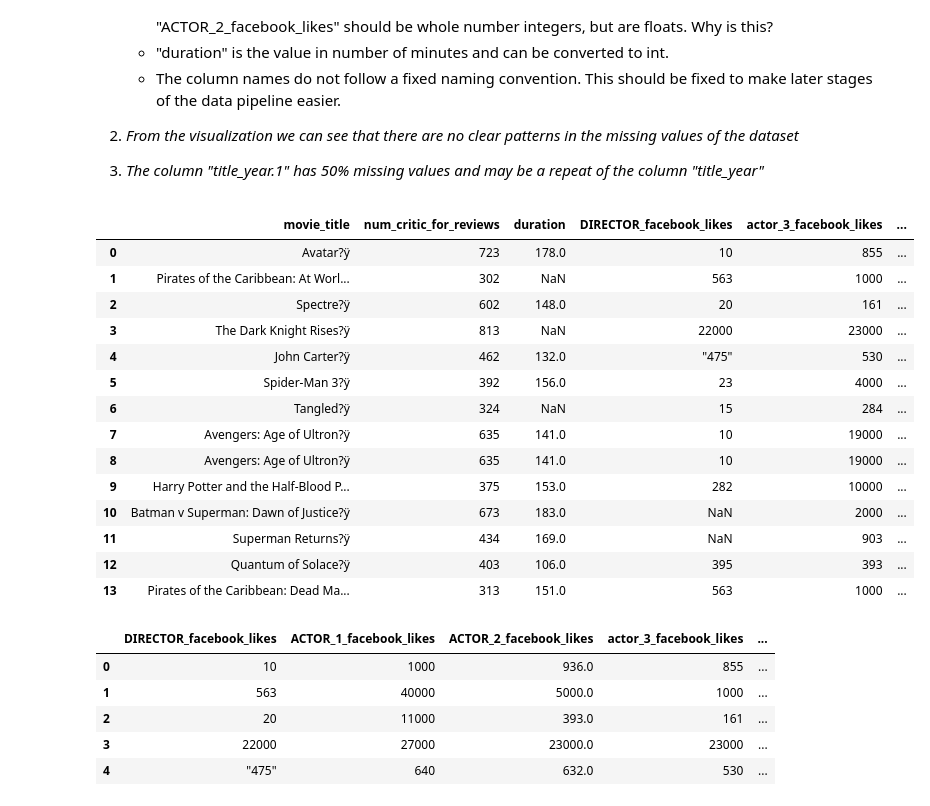
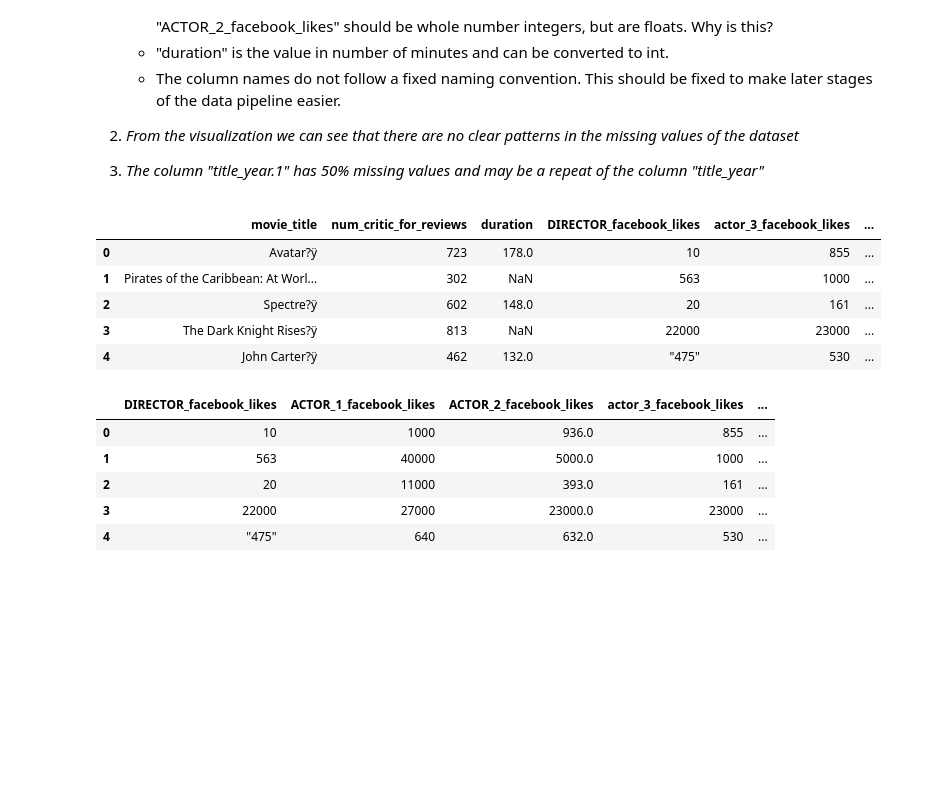
Before and after one commit to s-mushnoori/weber-shandwick-case-study, a Jupyter notebook: data_cleaning.ipynb, the cells around one changed output. Cells and saved outputs as stored; diff of their text form; code cells hidden in the pictures; blank space fills up the shorter version.

```diff
--- a/data_cleaning.ipynb
+++ b/data_cleaning.ipynb
@@ -108,23 +108,14 @@ Missing values visualized:
 3. *The column "title_year.1" has 50% missing values and may be a repeat of the column "title_year"*
 # %%
 # Look at the dataset
-df_movies
+df_movies.head()
 # %% [output]
 |  | movie_title | num_critic_for_reviews | duration | DIRECTOR_facebook_likes | actor_3_facebook_likes | ... |
 | 0 | Avatar?ÿ | 723 | 178.0 | 10 | 855 | ... |
 | 1 | Pirates of the Caribbean: At Worl... | 302 | NaN | 563 | 1000 | ... |
 | 2 | Spectre?ÿ | 602 | 148.0 | 20 | 161 | ... |
 | 3 | The Dark Knight Rises?ÿ | 813 | NaN | 22000 | 23000 | ... |
 | 4 | John Carter?ÿ | 462 | 132.0 | "475" | 530 | ... |
-| 5 | Spider-Man 3?ÿ | 392 | 156.0 | 23 | 4000 | ... |
-| 6 | Tangled?ÿ | 324 | NaN | 15 | 284 | ... |
-| 7 | Avengers: Age of Ultron?ÿ | 635 | 141.0 | 10 | 19000 | ... |
-| 8 | Avengers: Age of Ultron?ÿ | 635 | 141.0 | 10 | 19000 | ... |
-| 9 | Harry Potter and the Half-Blood P... | 375 | 153.0 | 282 | 10000 | ... |
-| 10 | Batman v Superman: Dawn of Justice?ÿ | 673 | 183.0 | NaN | 2000 | ... |
-| 11 | Superman Returns?ÿ | 434 | 169.0 | NaN | 903 | ... |
-| 12 | Quantum of Solace?ÿ | 403 | 106.0 | 395 | 393 | ... |
-| 13 | Pirates of the Caribbean: Dead Ma... | 313 | 151.0 | 563 | 1000 | ... |
 # %%
 # Try to identify patterns for the facebook likes columns
 df_movies[['DIRECTOR_facebook_likes','ACTOR_1_facebook_likes','ACTOR_2_facebook_likes','actor_3_facebook_likes','Cast_Total_facebook_likes']].head()
```
Also changed, not shown: parts of 4 cells of this notebook.
